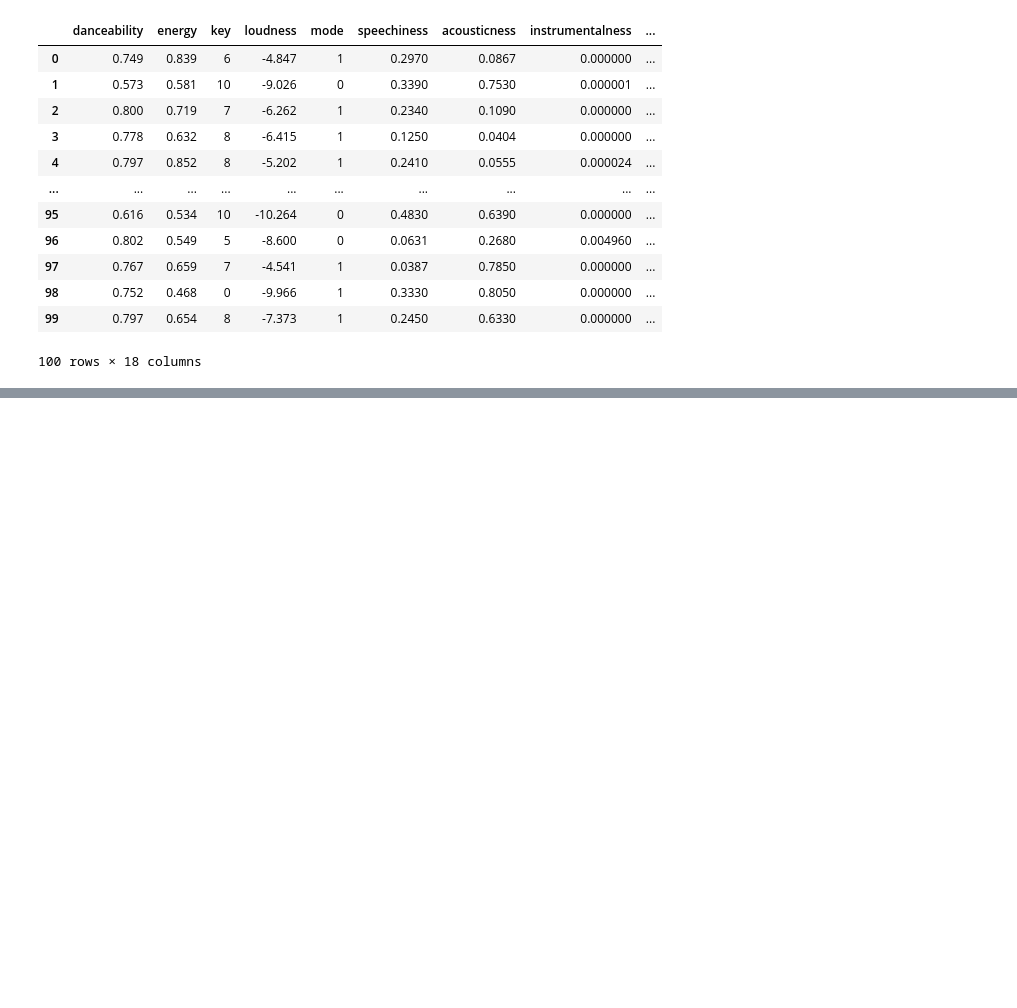
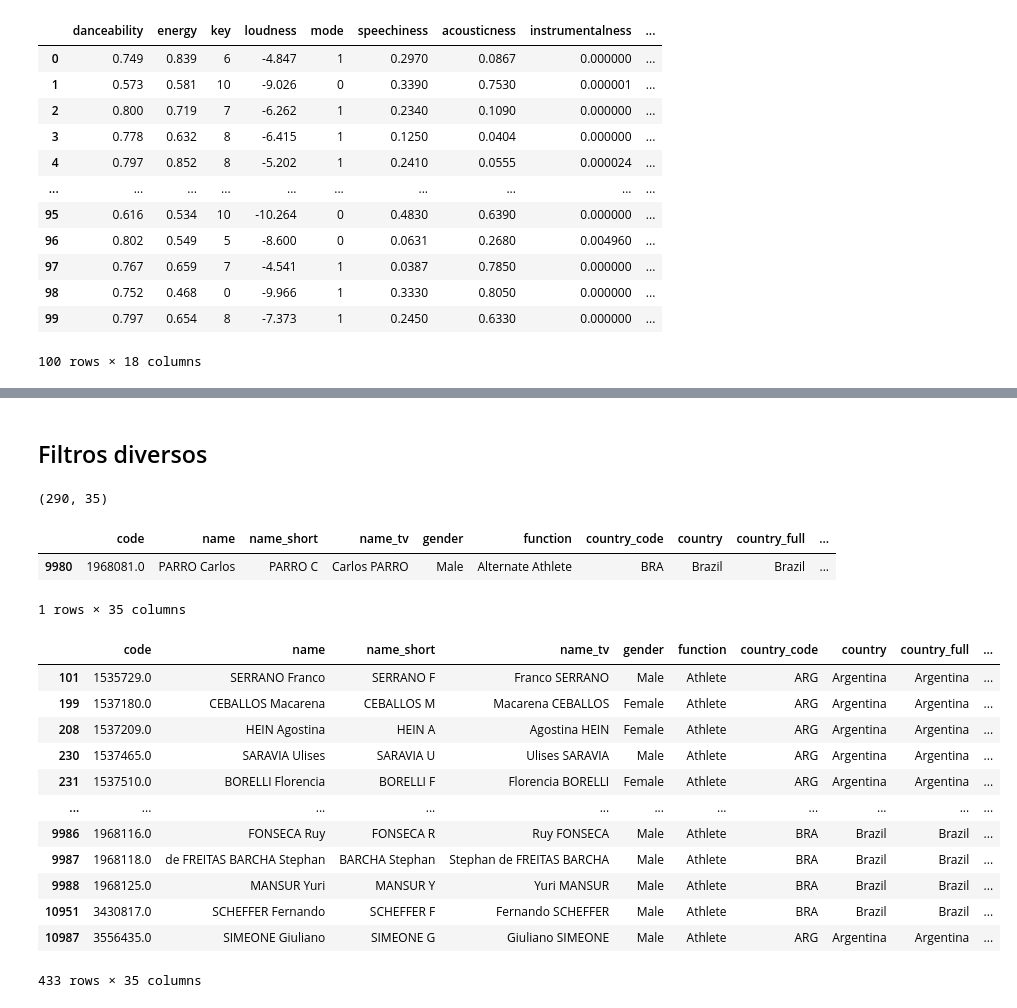
Before and after one commit to MarcioLuizBR/DataWrangling_Cleaning, a Jupyter notebook: DataWrangling_Cleaning.ipynb, the cells around one changed output, grey strips where cells are left out. Saved outputs shown, nothing was run; the diff lists cells and outputs as text; code cells hidden in the pictures; blank space fills up the shorter version.

```diff
--- a/DataWrangling_Cleaning.ipynb
+++ b/DataWrangling_Cleaning.ipynb
@@ -54,0 +78,4 @@ pd.json_normalize(df_jason["audio_features"])
+# %%
+df["code"] = df["code"].astype(float)
+# %%
+df["birth_date"] = pd.to_datetime(df["birth_date"])
@@ -54,0 +97,2 @@ pd.json_normalize(df_jason["audio_features"])
+# %% [markdown]
+## Filtros diversos
@@ -54,0 +101,26 @@ pd.json_normalize(df_jason["audio_features"])
+# %%
+df_brazil.shape
+# %% [output]
+(290, 35)
+# %%
+df_brazil[df_brazil["nationality"] != "Brazil"]
+# %% [output]
+|  | code | name | name_short | name_tv | gender | function | country_code | country | country_full | ... |
+| 9980 | 1968081.0 | PARRO Carlos | PARRO C | Carlos PARRO | Male | Alternate Athlete | BRA | Brazil | Brazil | ... |
+1 rows × 35 columns
+# %%
+df[df["country_full"].isin(["Brazil", "Argentina"])]
+# %% [output]
+|  | code | name | name_short | name_tv | gender | function | country_code | country | country_full | ... |
+| 101 | 1535729.0 | SERRANO Franco | SERRANO F | Franco SERRANO | Male | Athlete | ARG | Argentina | Argentina | ... |
+| 199 | 1537180.0 | CEBALLOS Macarena | CEBALLOS M | Macarena CEBALLOS | Female | Athlete | ARG | Argentina | Argentina | ... |
+| 208 | 1537209.0 | HEIN Agostina | HEIN A | Agostina HEIN | Female | Athlete | ARG | Argentina | Argentina | ... |
+| 230 | 1537465.0 | SARAVIA Ulises | SARAVIA U | Ulises SARAVIA | Male | Athlete | ARG | Argentina | Argentina | ... |
+| 231 | 1537510.0 | BORELLI Florencia | BORELLI F | Florencia BORELLI | Female | Athlete | ARG | Argentina | Argentina | ... |
+| ... | ... | ... | ... | ... | ... | ... | ... | ... | ... | ... |
+| 9986 | 1968116.0 | FONSECA Ruy | FONSECA R | Ruy FONSECA | Male | Athlete | BRA | Brazil | Brazil | ... |
+| 9987 | 1968118.0 | de FREITAS BARCHA Stephan | BARCHA Stephan | Stephan de FREITAS BARCHA | Male | Athlete | BRA | Brazil | Brazil | ... |
+| 9988 | 1968125.0 | MANSUR Yuri | MANSUR Y | Yuri MANSUR | Male | Athlete | BRA | Brazil | Brazil | ... |
+| 10951 | 3430817.0 | SCHEFFER Fernando | SCHEFFER F | Fernando SCHEFFER | Male | Athlete | BRA | Brazil | Brazil | ... |
+| 10987 | 3556435.0 | SIMEONE Giuliano | SIMEONE G | Giuliano SIMEONE | Male | Athlete | ARG | Argentina | Argentina | ... |
+433 rows × 35 columns
```
Also changed, not shown: parts of 51 cells of this notebook, 1 other file.
